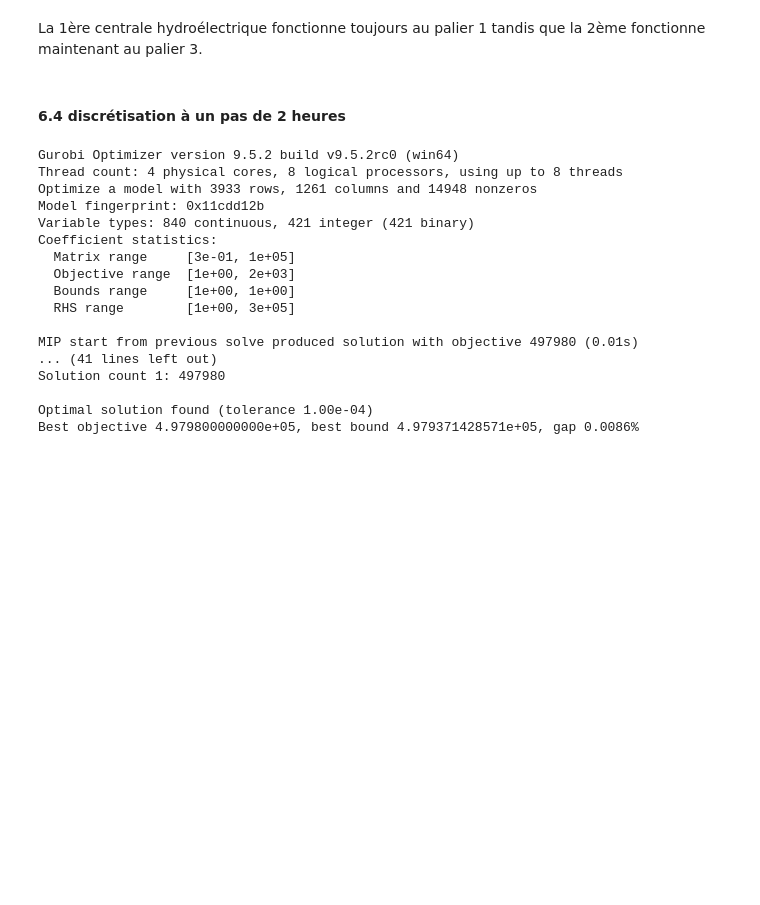
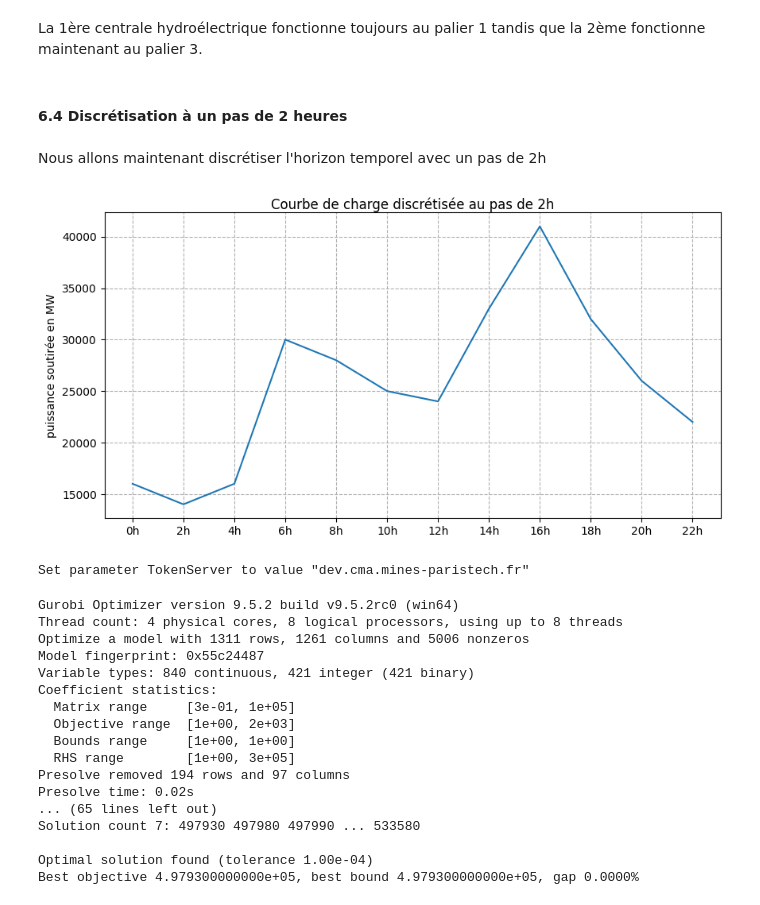
Before and after one commit to CastanieAlexandre/Planification-de-production-electrique-linear-programming, a Jupyter notebook: Notebook_Proj_Lin.ipynb, the cells around one changed output. Drawn from its saved outputs; the diff is of its cells as text; code cells hidden in the pictures; blank space fills up the shorter version.

```diff
--- a/Notebook_Proj_Lin.ipynb
+++ b/Notebook_Proj_Lin.ipynb
@@ -1112,10 +1107,22 @@ plt.legend(title="centrales :")
 # %% [markdown]
 La 1ère centrale hydroélectrique fonctionne toujours au palier 1 tandis que la 2ème fonctionne maintenant au palier 3.
 # %% [markdown]
-#### 6.4 discrétisation à un pas de 2 heures
+#### 6.4 Discrétisation à un pas de 2 heures
+# %% [markdown]
+Nous allons maintenant discrétiser l'horizon temporel avec un pas de 2h
 # %%
-heure64,demande64=gp.multidict({'0h': 16000, '2h': 14000, '4h': 16000, '6h': 30000, '8h': 28000,
-'10h': 25000, '12h': 24000, '14h': 33000, '16h': 41000, '18h': 32000, '20h': 26000, '22h': 22000})
+heure64,demande64=gp.multidict({'1': 16000, '2': 14000, '3': 16000, '4': 30000, '5': 28000,
+'6': 25000, '7': 24000, '8': 33000, '9': 41000, '10': 32000, '11': 26000, '12': 22000})
+# %%
+fig = plt.figure(figsize=(10, 5))
+plt.plot(['0h','2h','4h','6h','8h','10h','12h','14h','16h','18h','20h','22h'],demande64.values())
+plt.ylabel('puissance soutirée en MW')
+plt.title("Courbe de charge discrétisée au pas de 2h",pad=0)
+plt.grid(linestyle='dashed')
+
+plt.show()
+# %% [output]
+[figure, added]
 # %%
 model64=gp.Model()
 #nombre de centrales allumées à chaque période pour chaque catégorie
@@ -1126,6 +1133,8 @@ y64=model64.addVars(categories6,heure64,lb=0,vtype=gp.GRB.CONTINUOUS)
 x64=model64.addVars(categories6,heure64,lb=0,vtype=gp.GRB.CONTINUOUS)
 #variable binaire qui indique le déclenchement d'au moins une centrale hydraulique
 s64=model64.addVar(vtype=gp.GRB.BINARY)
+# %% [output]
+Set parameter TokenServer to value "dev.cma.mines-paristech.fr"
 # %%
 model64.setObjective(gp.quicksum(cmwh6[k]*(y64[k,h]-Pmin6[k]*n64[k,h])
 + cbase6[k]*n64[k,h] + cstart6[k]*x64[k,h]  for k in categories6 for h in heure64), gp.GRB.MINIMIZE)
@@ -1141,27 +1150,26 @@ contrainte645=model64.addConstrs((reserve64[h]>=0.15*demande64[h] for h in heure
 contrainte646=model64.addConstr(sum((y64.sum('*',h)-demande64[h]) for h in heure64)>=3000*sum(Vab6[k]*n64[k,h] for k in categories6[27:35] for h in heure64))
 contrainte647=model64.addConstrs((n64['H11',h]+n64['H12',h]+n64['H13',h]+n64['H14',h]==1 for h in heure64))
 contrainte648=model64.addConstrs((n64['H21',h]+n64['H22',h]+n64['H23',h]+n64['H24',h]==1 for h in heure64))
-contrainte649=model64.addConstr(sum(n64[k,h] for k in categories6[27:35] for h in heure64) >= 1 - 100000 * (1 - s64))
+contrainte649=model64.addConstr(sum(n64[k,h] for k in categories6[27:35] for h in heure64) >= 1 - 10000 * (1 - s64))
 contrainte6410=model64.addConstr(sum(Vab6[k]*n64[k,h] for k in categories6[27:35] for h in heure64)<=M*(1-s64))
-
 
 model64.update()
 model64.optimize()
 # %% [output]
 Gurobi Optimizer version 9.5.2 build v9.5.2rc0 (win64)
 Thread count: 4 physical cores, 8 logical processors, using up to 8 threads
-Optimize a model with 3933 rows, 1261 columns and 14948 nonzeros
-Model fingerprint: 0x11cdd12b
+Optimize a model with 1311 rows, 1261 columns and 5006 nonzeros
+Model fingerprint: 0x55c24487
 Variable types: 840 continuous, 421 integer (421 binary)
 Coefficient statistics:
   Matrix range     [3e-01, 1e+05]
   Objective range  [1e+00, 2e+03]
   Bounds range     [1e+00, 1e+00]
   RHS range        [1e+00, 3e+05]
-
-MIP start from previous solve produced solution with objective 497980 (0.01s)
-... (41 lines left out)
-Solution count 1: 497980
+Presolve removed 194 rows and 97 columns
+Presolve time: 0.02s
+... (65 lines left out)
+Solution count 7: 497930 497980 497990 ... 533580
 
 Optimal solution found (tolerance 1.00e-04)
-Best objective 4.979800000000e+05, best bound 4.979371428571e+05, gap 0.0086%
+Best objective 4.979300000000e+05, best bound 4.979300000000e+05, gap 0.0000%
```
Also changed, not shown: parts of 7 cells of this notebook, 1 other file.
